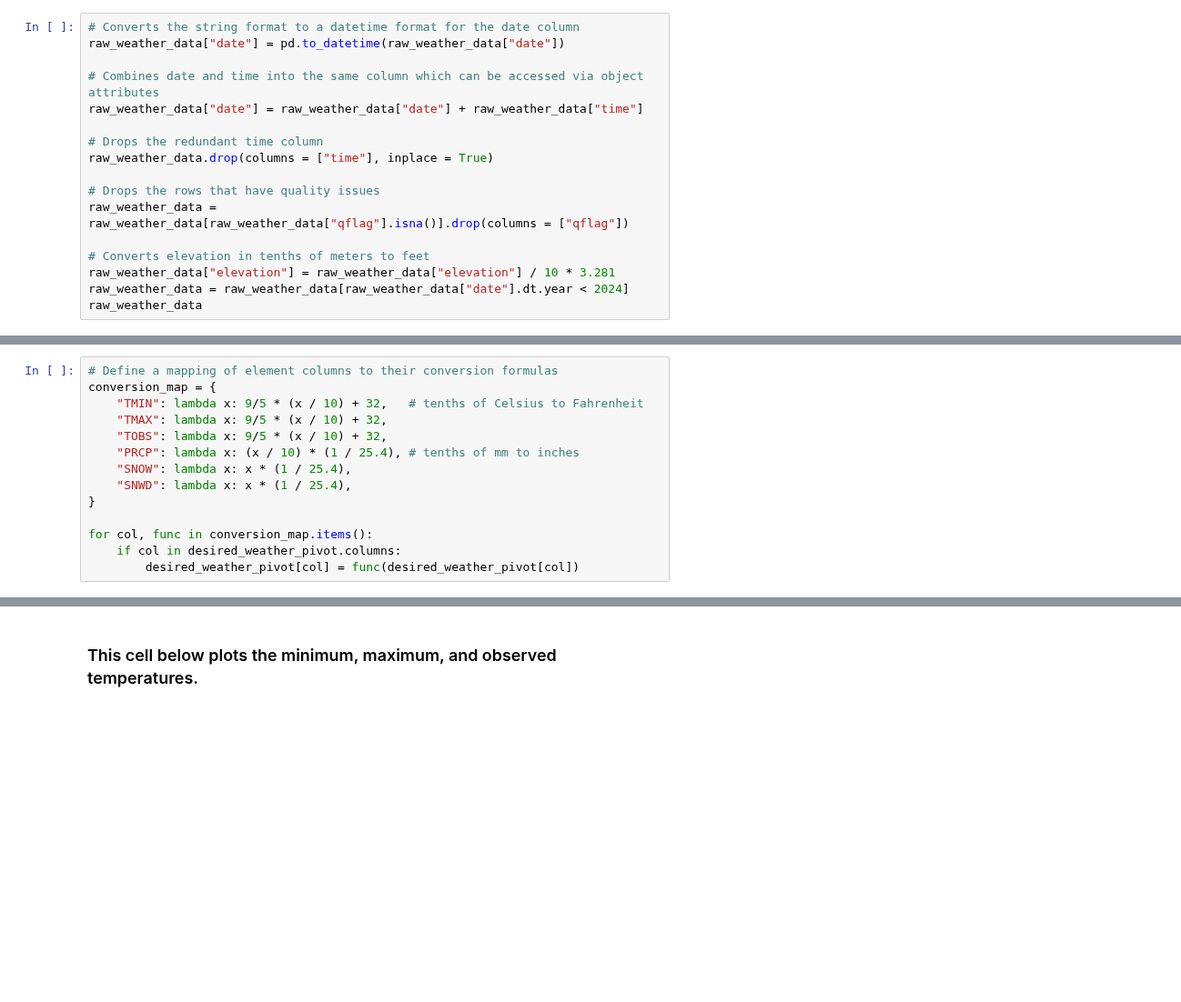
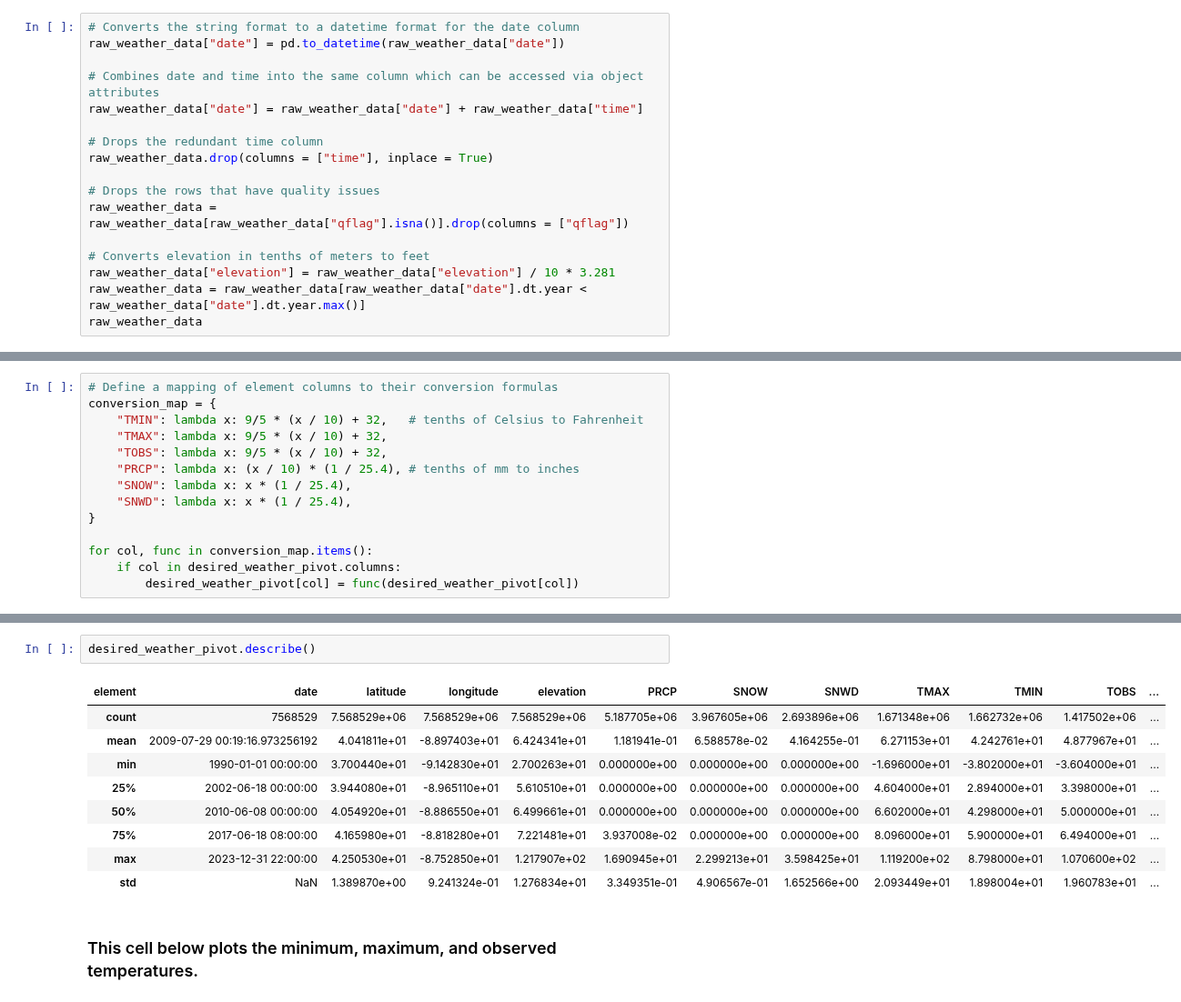
Before and after one commit to hfactor13/IllinoisWeather, a Jupyter notebook: weather_analysis.ipynb, the cells around one changed output, grey strips where cells are left out. Shown at 91% size. Cells and saved outputs as stored; diff of their text form; blank space fills up the shorter version.

```diff
--- a/weather_analysis.ipynb
+++ b/weather_analysis.ipynb
@@ -117,7 +117,7 @@ raw_weather_data = raw_weather_data[raw_weather_data["qflag"].isna()].drop(colum
 
 # Converts elevation in tenths of meters to feet
 raw_weather_data["elevation"] = raw_weather_data["elevation"] / 10 * 3.281
-raw_weather_data = raw_weather_data[raw_weather_data["date"].dt.year < 2024]
+raw_weather_data = raw_weather_data[raw_weather_data["date"].dt.year < raw_weather_data["date"].dt.year.max()]
 raw_weather_data
 # %% [output]
 |  | id | date | element | value | latitude | longitude | name | elevation |
@@ -181,3 +204,15 @@ for col, func in conversion_map.items():
+# %%
+desired_weather_pivot.describe()
+# %% [output]
+| element | date | latitude | longitude | elevation | PRCP | SNOW | SNWD | TMAX | TMIN | TOBS | ... |
+| count | 7568529 | 7.568529e+06 | 7.568529e+06 | 7.568529e+06 | 5.187705e+06 | 3.967605e+06 | 2.693896e+06 | 1.671348e+06 | 1.662732e+06 | 1.417502e+06 | ... |
+| mean | 2009-07-29 00:19:16.973256192 | 4.041811e+01 | -8.897403e+01 | 6.424341e+01 | 1.181941e-01 | 6.588578e-02 | 4.164255e-01 | 6.271153e+01 | 4.242761e+01 | 4.877967e+01 | ... |
+| min | 1990-01-01 00:00:00 | 3.700440e+01 | -9.142830e+01 | 2.700263e+01 | 0.000000e+00 | 0.000000e+00 | 0.000000e+00 | -1.696000e+01 | -3.802000e+01 | -3.604000e+01 | ... |
+| 25% | 2002-06-18 00:00:00 | 3.944080e+01 | -8.965110e+01 | 5.610510e+01 | 0.000000e+00 | 0.000000e+00 | 0.000000e+00 | 4.604000e+01 | 2.894000e+01 | 3.398000e+01 | ... |
+| 50% | 2010-06-08 00:00:00 | 4.054920e+01 | -8.886550e+01 | 6.499661e+01 | 0.000000e+00 | 0.000000e+00 | 0.000000e+00 | 6.602000e+01 | 4.298000e+01 | 5.000000e+01 | ... |
+| 75% | 2017-06-18 08:00:00 | 4.165980e+01 | -8.818280e+01 | 7.221481e+01 | 3.937008e-02 | 0.000000e+00 | 0.000000e+00 | 8.096000e+01 | 5.900000e+01 | 6.494000e+01 | ... |
+| max | 2023-12-31 22:00:00 | 4.250530e+01 | -8.752850e+01 | 1.217907e+02 | 1.690945e+01 | 2.299213e+01 | 3.598425e+01 | 1.119200e+02 | 8.798000e+01 | 1.070600e+02 | ... |
+| std | NaN | 1.389870e+00 | 9.241324e-01 | 1.276834e+01 | 3.349351e-01 | 4.906567e-01 | 1.652566e+00 | 2.093449e+01 | 1.898004e+01 | 1.960783e+01 | ... |
 # %% [markdown]
 ### This cell below plots the minimum, maximum, and observed temperatures.
 # %% [markdown]
```
Also changed, not shown: parts of 3 cells of this notebook.
